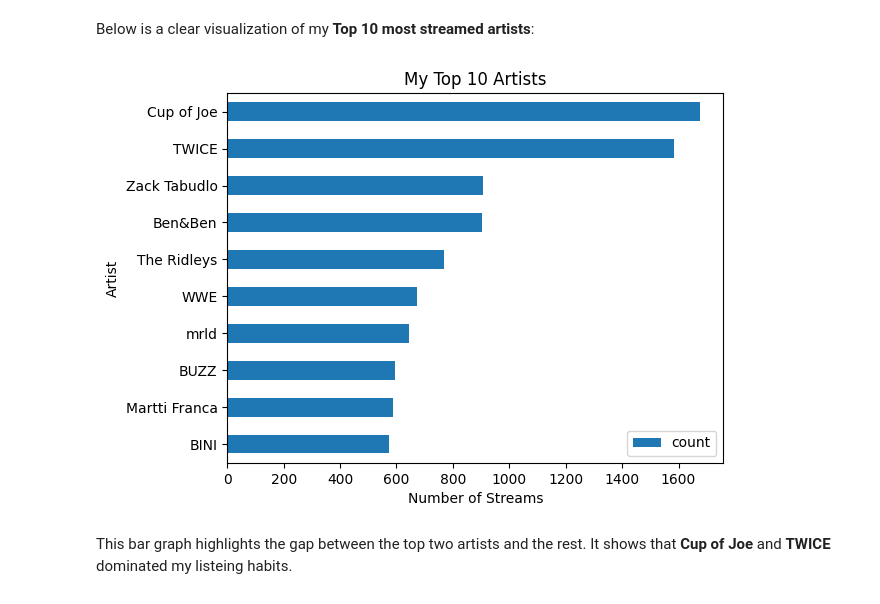
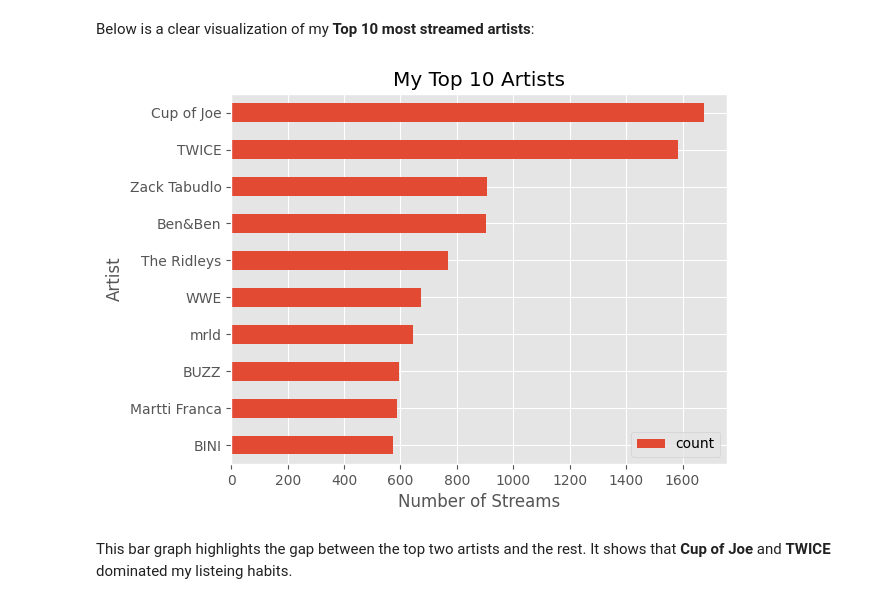
Before and after one commit to ShdwBrngr/YouTube-and-Spotify-Data-Analysis, a Jupyter notebook: sptfy_analysis.ipynb, the cells around one changed output. Saved outputs shown, nothing was run; the diff lists cells and outputs as text; code cells hidden in the pictures.

```diff
--- a/sptfy_analysis.ipynb
+++ b/sptfy_analysis.ipynb
@@ -26,12 +26,16 @@ Before the analysis, we need to install and import some essential libraries:
 # %%
 import warnings
 import json
+import numpy as np
 import pandas as pd
 import matplotlib.pyplot as plt
 import plotly.express as px
+import seaborn as sns
 from sqlalchemy import create_engine
 import sqlite3
 
+pd.options.display.max_columns = 999
+plt.style.use("ggplot")
 warnings.filterwarnings("ignore")
 # %% [markdown]
 # Loading and Cleaning the Data
@@ -74,11 +85,16 @@ We also only focus on the most relevant columns:
 - album name
 - skipped status
 # %%
-df["ts"] = pd.to_datetime(df["ts"], format="ISO8601", utc=True) # Converts the 'ts' column to datetime format
-df["ts"] = df["ts"].dt.tz_convert("Asia/Manila") # Converts the timezone to Asia/Manila
+# Select only the relevant columns
+cleaned_df = df[["ts", "platform", "ms_played", "master_metadata_track_name", "master_metadata_album_artist_name", "master_metadata_album_album_name", "skipped"]].copy()
+cleaned_df.columns = ["time", "platform", "ms_played", "song", "artist", "album", "skipped"]
 
-cleaned_df = df[["ts", "platform", "ms_played", "master_metadata_track_name", "master_metadata_album_artist_name", "master_metadata_album_album_name", "skipped"]]
-cleaned_df.columns = ["time", "platform", "ms_played", "song", "artist", "album", "skipped"]
+# Convert timezone
+cleaned_df["time"] = pd.to_datetime(cleaned_df["time"], format="ISO8601", utc=True) # Converts the 'ts' column to datetime format
+cleaned_df["time"] = cleaned_df["time"].dt.tz_convert("Asia/Manila") # Converts the timezone to Asia/Manila
+
+cleaned_df.loc[df["platform"].str.contains("windows", case=False), "platform"] = "windows" # Makes sure all instances of each platform are the same
+cleaned_df.loc[df["platform"].str.contains("android", case=False), "platform"] = "android"
 
 cleaned_df = cleaned_df.dropna().reset_index() # Drops rows with any NaN values
 cleaned_df.head(10)
@@ -120,25 +149,24 @@ Top 10 Artists:
 Below is a clear visualization of my **Top 10 most streamed artists**:
 # %%
 # Plots the top 10 artists using Matplotlib
-top_artists.sort_values(by="count", ascending=True).plot(kind="barh", x="artist", y="count")
-plt.title("My Top 10 Artists")
-plt.xlabel("Number of Streams")
-plt.ylabel("Artist")
+ax = top_artists.sort_values(by="count", ascending=True).plot(kind="barh", x="artist", y="count", title="My Top 10 Artists")
+ax.set_xlabel("Number of Streams")
+ax.set_ylabel("Artist")
 plt.show()
 
 # Or using Plotly for an interactive bar chart
 fig = px.bar(
     top_artists,
     x=top_artists["count"].sort_values(ascending=True),
     y=top_artists["artist"].sort_index(ascending=False),
     title="My Top 10 Artists",
     labels={"x" : "Artist", "y" : "Number of Streams"},
     orientation="h"
 )
 
 fig.show()
 # %% [output]
-[figure, old version]
+[figure, new version]
 # %% [markdown]
 This bar graph highlights the gap between the top two artists and the rest. It shows that **Cup of Joe** and **TWICE** dominated my listeing habits.
 # %% [markdown]
```
Also changed, not shown: parts of 14 cells of this notebook.
